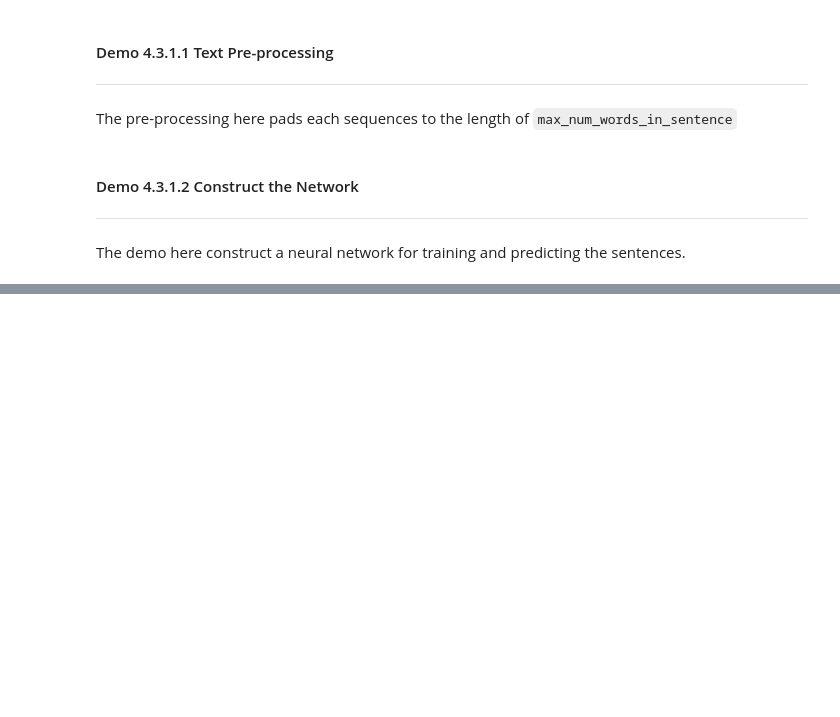
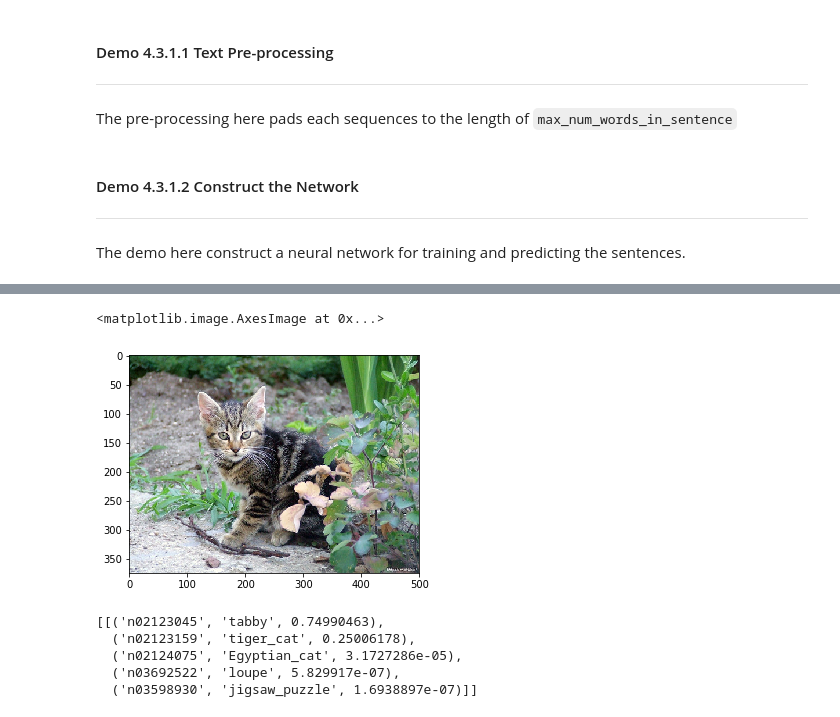
Before and after one commit to jessee-kung/tu-etp-ad1062, a Jupyter notebook: demo_04.ipynb, the cells around one changed output, grey strips where cells are left out. Cells and saved outputs as stored; diff of their text form; code cells hidden in the pictures; blank space fills up the shorter version.

Commit message:
[demo04] Update for image classification example using pre-trained CNN model

```diff
--- a/demo_04.ipynb
+++ b/demo_04.ipynb
@@ -303,0 +319,27 @@ Epoch 2/2
+# %%
+response = requests.get('http://farm1.static.flickr.com/55/181882736_0b23280b07.jpg')
+with open(os.path.join('data', 'test.jpg'), 'wb') as f_img:
+    f_img.write(response.content)
+
+plt.imshow(Image.open(BytesIO(response.content)))
+# %% [output]
+<matplotlib.image.AxesImage at 0x...>
+[figure, added]
+# %%
+model_inceptionv3 = InceptionV3(include_top=True)
+
+img = image.load_img(os.path.join('data', 'test.jpg'), target_size=(224, 224))
+
+x = image.img_to_array(img)
+x = np.expand_dims(x, axis=0)
+x = preprocess_input(x)
+
+y = model_inceptionv3.predict(x)
+label = decode_predictions(y)
+display(label)
+# %% [output]
+[[('n02123045', 'tabby', 0.74990463),
+  ('n02123159', 'tiger_cat', 0.25006178),
+  ('n02124075', 'Egyptian_cat', 3.1727286e-05),
+  ('n03692522', 'loupe', 5.829917e-07),
+  ('n03598930', 'jigsaw_puzzle', 1.6938897e-07)]]
```
Also changed, not shown: parts of 8 cells of this notebook.
